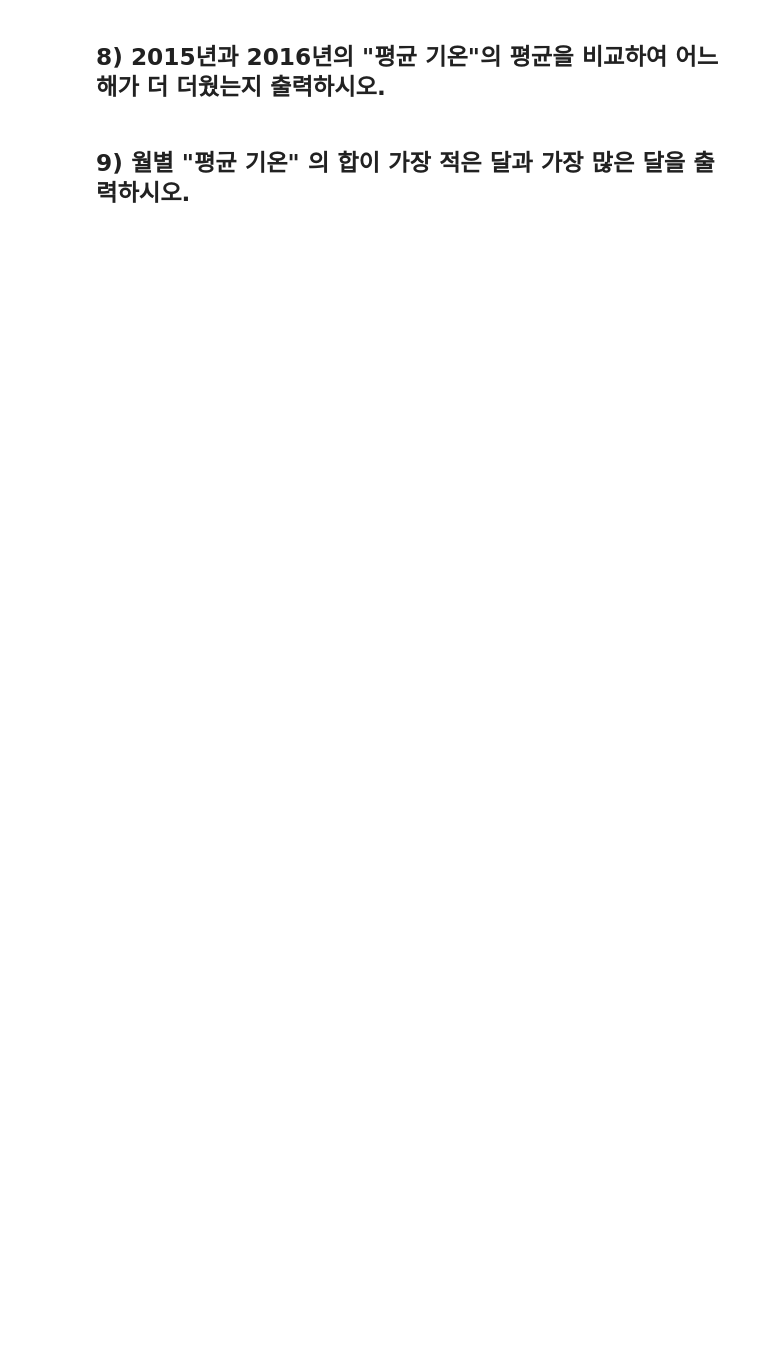
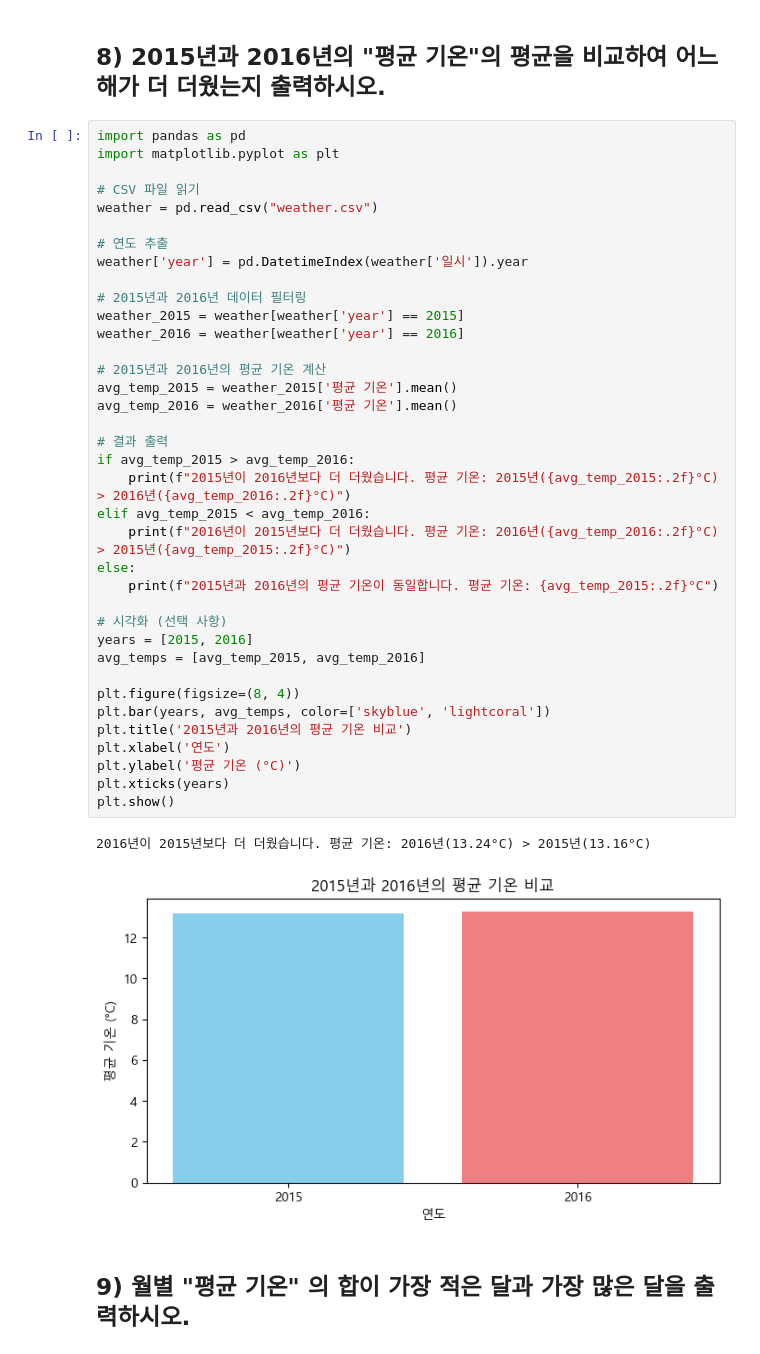
Before and after one commit to Ikhyuny/python_basic_2, a Jupyter notebook: time_series_class_5_9.ipynb, the cells around one changed output. Drawn from its saved outputs; the diff is of its cells as text; blank space fills up the shorter version.

```diff
--- a/time_series_class_5_9.ipynb
+++ b/time_series_class_5_9.ipynb
@@ -291,4 +481,44 @@ Text(0, 0.5, '빈도수')
 # %% [markdown]
 ## 8) 2015년과 2016년의 "평균 기온"의 평균을 비교하여 어느 해가 더 더웠는지 출력하시오.
+# %%
+import pandas as pd
+import matplotlib.pyplot as plt
+
+# CSV 파일 읽기
+weather = pd.read_csv("weather.csv")
+
+# 연도 추출
+weather['year'] = pd.DatetimeIndex(weather['일시']).year
+
+# 2015년과 2016년 데이터 필터링
+weather_2015 = weather[weather['year'] == 2015]
+weather_2016 = weather[weather['year'] == 2016]
+
+# 2015년과 2016년의 평균 기온 계산
+avg_temp_2015 = weather_2015['평균 기온'].mean()
+avg_temp_2016 = weather_2016['평균 기온'].mean()
+
+# 결과 출력
+if avg_temp_2015 > avg_temp_2016:
+    print(f"2015년이 2016년보다 더 더웠습니다. 평균 기온: 2015년({avg_temp_2015:.2f}°C) > 2016년({avg_temp_2016:.2f}°C)")
+elif avg_temp_2015 < avg_temp_2016:
+    print(f"2016년이 2015년보다 더 더웠습니다. 평균 기온: 2016년({avg_temp_2016:.2f}°C) > 2015년({avg_temp_2015:.2f}°C)")
+else:
+    print(f"2015년과 2016년의 평균 기온이 동일합니다. 평균 기온: {avg_temp_2015:.2f}°C")
+
+# 시각화 (선택 사항)
+years = [2015, 2016]
+avg_temps = [avg_temp_2015, avg_temp_2016]
+
+plt.figure(figsize=(8, 4))
+plt.bar(years, avg_temps, color=['skyblue', 'lightcoral'])
+plt.title('2015년과 2016년의 평균 기온 비교')
+plt.xlabel('연도')
+plt.ylabel('평균 기온 (°C)')
+plt.xticks(years)
+plt.show()
+# %% [output]
+2016년이 2015년보다 더 더웠습니다. 평균 기온: 2016년(13.24°C) > 2015년(13.16°C)
+[figure, added]
 # %% [markdown]
 ## 9) 월별 "평균 기온" 의 합이 가장 적은 달과 가장 많은 달을 출력하시오.
```
Also changed, not shown: parts of 19 cells of this notebook.
